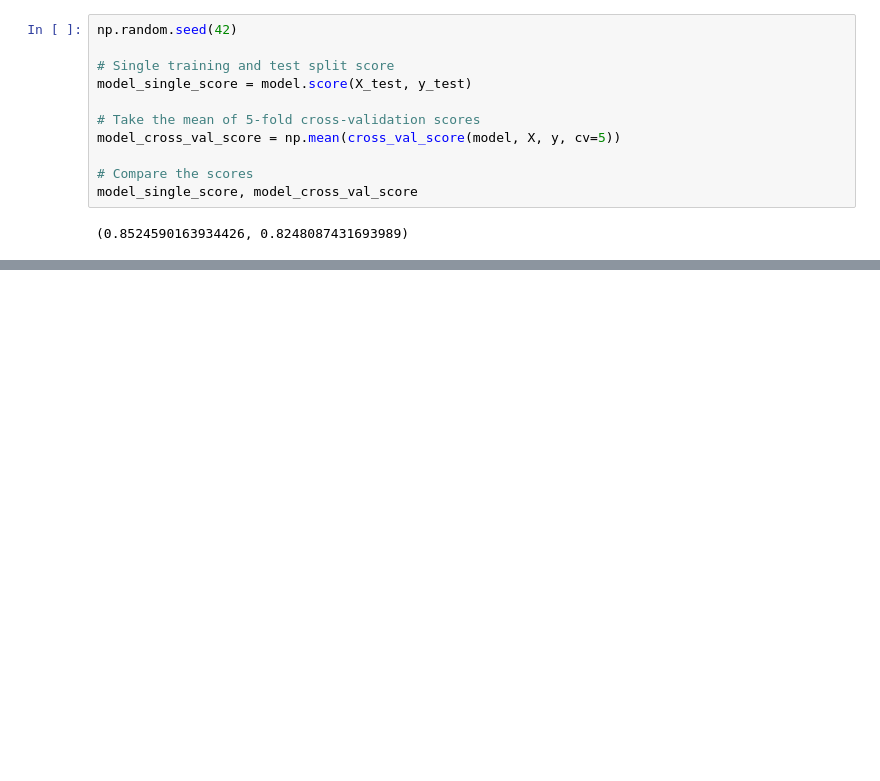
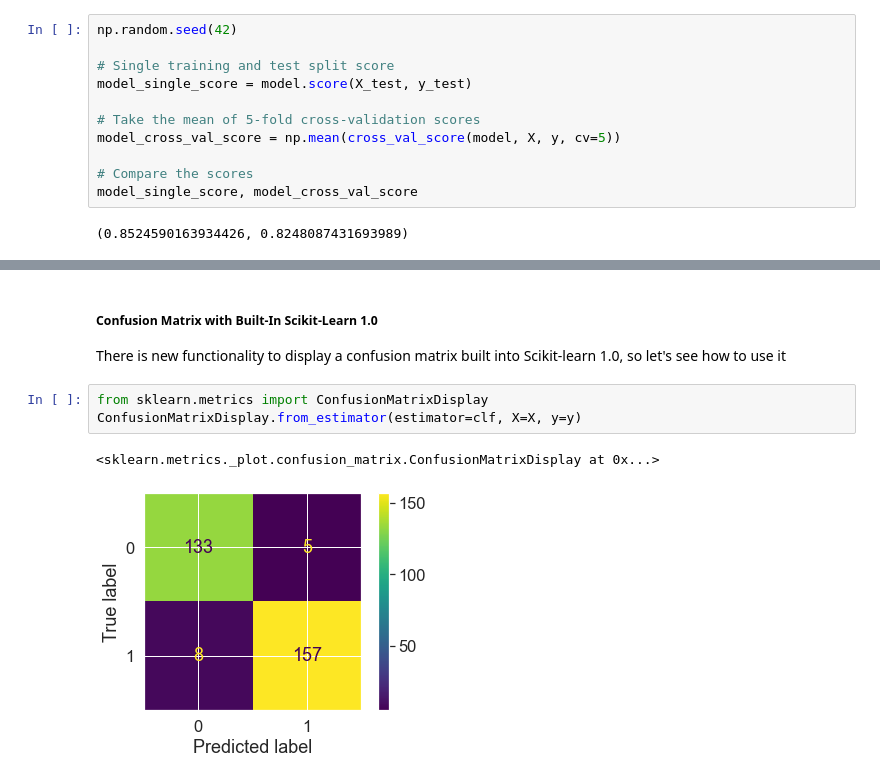
Before and after one commit to Cablab/ml-ds, a Jupyter notebook: learning-projects/intro-sklearn.ipynb, the cells around one changed output, grey strips where cells are left out. Drawn from its saved outputs; the diff is of its cells as text; blank space fills up the shorter version.

Commit message:
Finish scikit-learn notebook

```diff
--- a/learning-projects/intro-sklearn.ipynb
+++ b/learning-projects/intro-sklearn.ipynb
@@ -1027,0 +1217,9 @@ array([0.81967213, 0.90163934, 0.83606557, 0.78333333, 0.78333333])
+# %% [markdown]
+##### Confusion Matrix with Built-In Scikit-Learn 1.0
+There is new functionality to display a confusion matrix built into Scikit-learn 1.0, so let's see how to use it
+# %%
+from sklearn.metrics import ConfusionMatrixDisplay
+ConfusionMatrixDisplay.from_estimator(estimator=clf, X=X, y=y)
+# %% [output]
+<sklearn.metrics._plot.confusion_matrix.ConfusionMatrixDisplay at 0x...>
+[figure, added]
```
Also changed, not shown: parts of 81 cells of this notebook, 3 other files.
